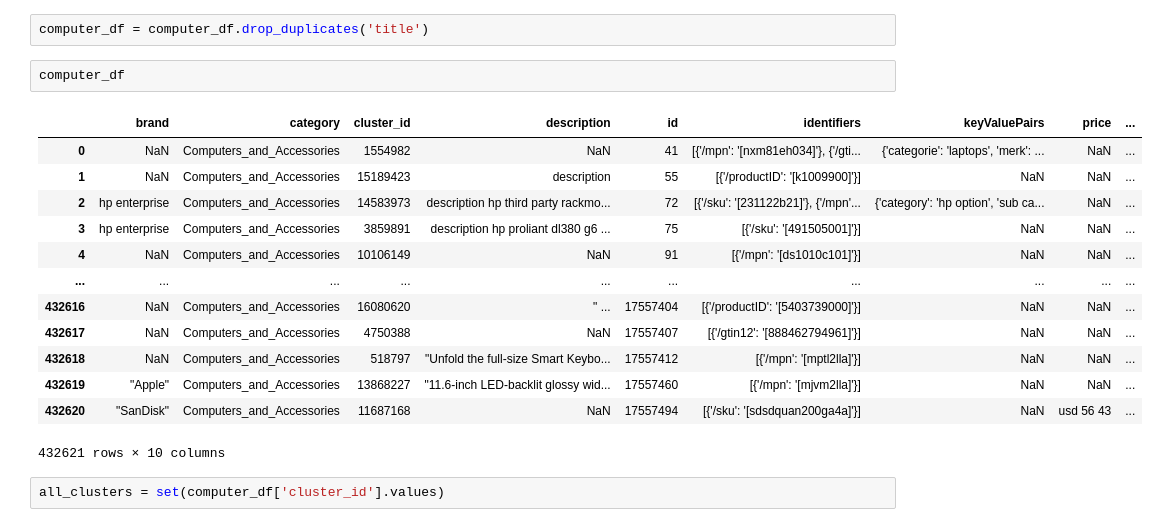
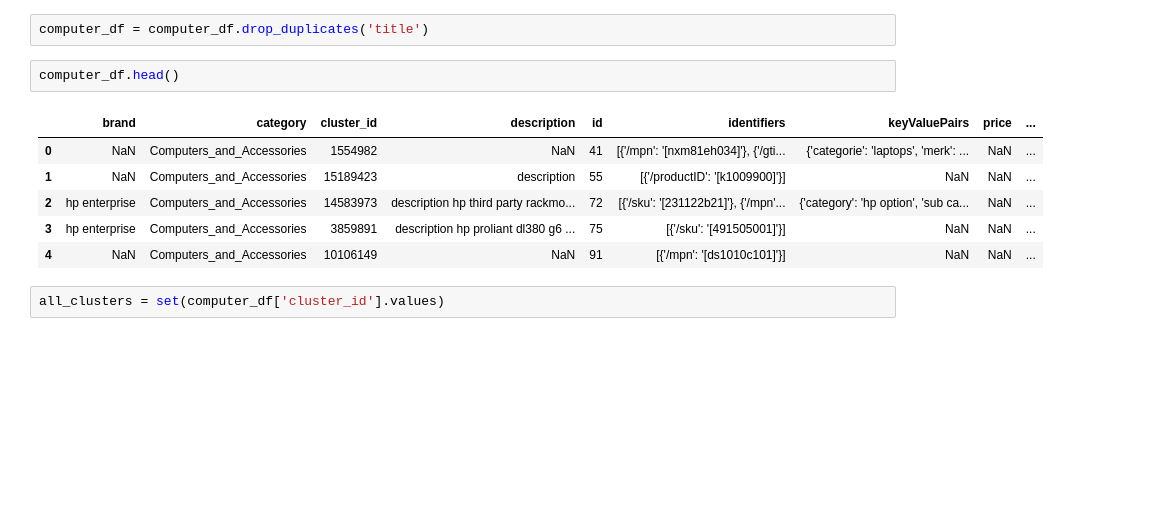
Before and after one commit to Mascerade/supervised-product-matching, a Jupyter notebook: WDCDataCreation.ipynb, the cells around one changed output. Drawn from its saved outputs; the diff is of its cells as text; blank space fills up the shorter version.

Commit message:
finished creating wdc computer data

```diff
--- a/WDCDataCreation.ipynb
+++ b/WDCDataCreation.ipynb
@@ -61,21 +53,14 @@ computer_df = pd.read_csv('data/base/computer_wdc_whole_no_duplicates.csv')
 # %%
 computer_df = computer_df.drop_duplicates('title')
 # %%
-computer_df
+computer_df.head()
 # %% [output]
 |  | brand | category | cluster_id | description | id | identifiers | keyValuePairs | price | ... |
 | 0 | NaN | Computers_and_Accessories | 1554982 | NaN | 41 | [{'/mpn': '[nxm81eh034]'}, {'/gti... | {'categorie': 'laptops', 'merk': ... | NaN | ... |
 | 1 | NaN | Computers_and_Accessories | 15189423 | description | 55 | [{'/productID': '[k1009900]'}] | NaN | NaN | ... |
 | 2 | hp enterprise | Computers_and_Accessories | 14583973 | description hp third party rackmo... | 72 | [{'/sku': '[231122b21]'}, {'/mpn'... | {'category': 'hp option', 'sub ca... | NaN | ... |
 | 3 | hp enterprise | Computers_and_Accessories | 3859891 | description hp proliant dl380 g6 ... | 75 | [{'/sku': '[491505001]'}] | NaN | NaN | ... |
 | 4 | NaN | Computers_and_Accessories | 10106149 | NaN | 91 | [{'/mpn': '[ds1010c101]'}] | NaN | NaN | ... |
-| ... | ... | ... | ... | ... | ... | ... | ... | ... | ... |
-| 432616 | NaN | Computers_and_Accessories | 16080620 | " ... | 17557404 | [{'/productID': '[5403739000]'}] | NaN | NaN | ... |
-| 432617 | NaN | Computers_and_Accessories | 4750388 | NaN | 17557407 | [{'/gtin12': '[888462794961]'}] | NaN | NaN | ... |
-| 432618 | NaN | Computers_and_Accessories | 518797 | "Unfold the full-size Smart Keybo... | 17557412 | [{'/mpn': '[mptl2lla]'}] | NaN | NaN | ... |
-| 432619 | "Apple" | Computers_and_Accessories | 13868227 | "11.6-inch LED-backlit glossy wid... | 17557460 | [{'/mpn': '[mjvm2lla]'}] | NaN | NaN | ... |
-| 432620 | "SanDisk" | Computers_and_Accessories | 11687168 | NaN | 17557494 | [{'/sku': '[sdsdquan200ga4a]'}] | NaN | usd 56 43 | ... |
-432621 rows × 10 columns
 # %%
 all_clusters = set(computer_df['cluster_id'].values)
 # %%
```
Also changed, not shown: parts of 23 cells of this notebook.
